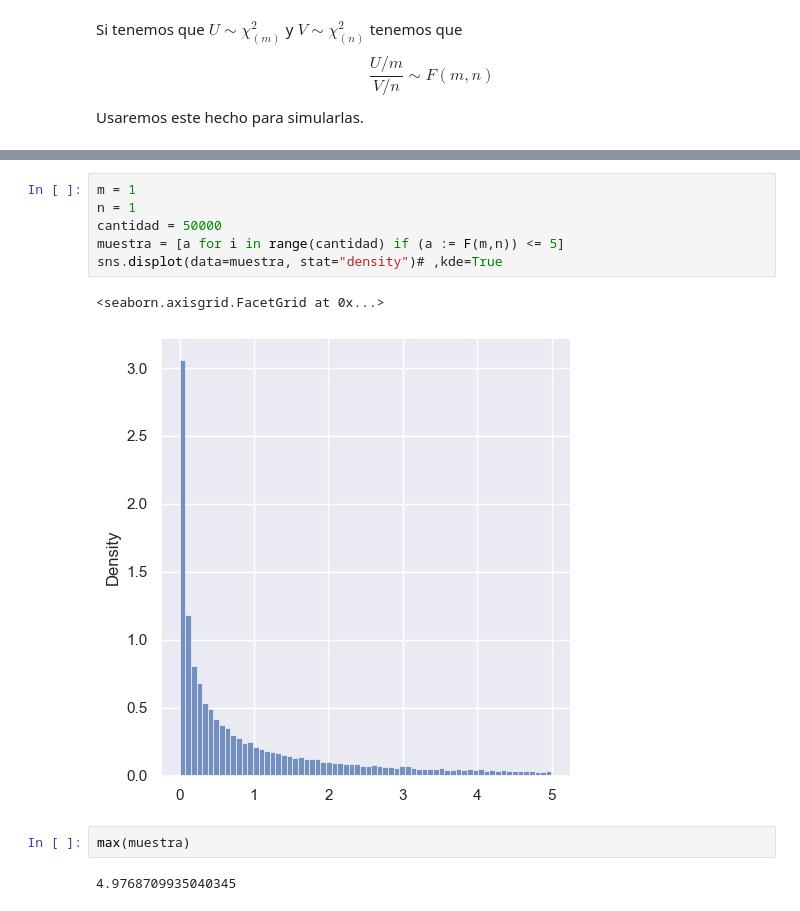
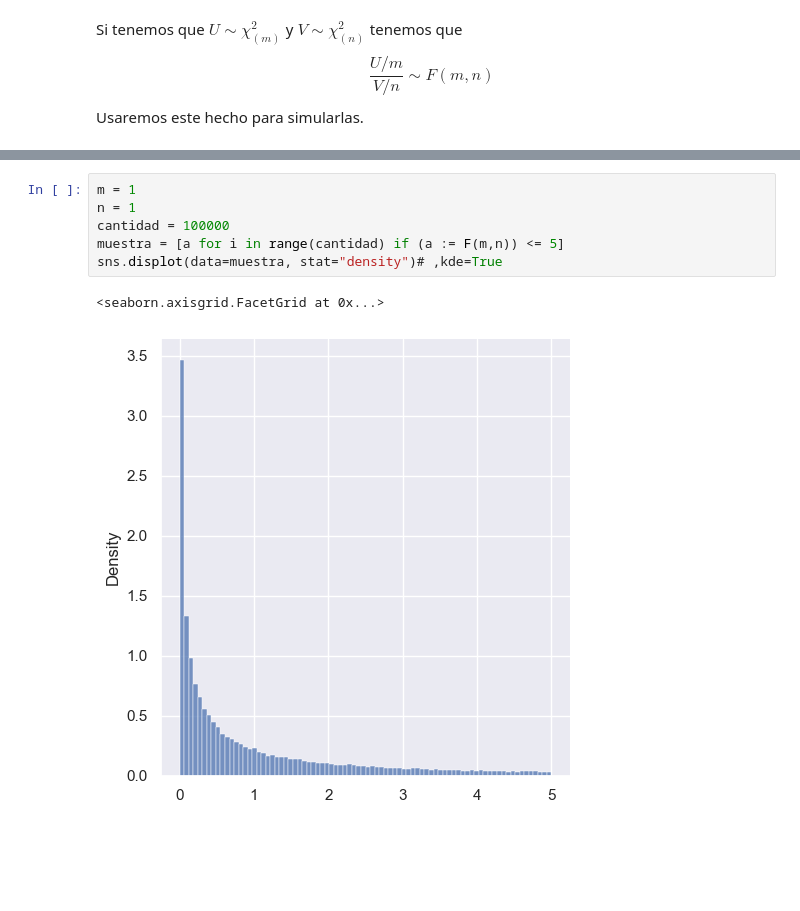
Before and after one commit to 420002464/Portafolio, a Jupyter notebook: Probabilidad y Estadistica/Estadistica/Generador F de Fisher.ipynb, the cells around one changed output, grey strips where cells are left out. Cells and saved outputs as stored; diff of their text form; blank space fills up the shorter version.

```diff
--- a/Probabilidad y Estadistica/Estadistica/Generador F de Fisher.ipynb
+++ b/Probabilidad y Estadistica/Estadistica/Generador F de Fisher.ipynb
@@ -16,13 +29,9 @@ def F(m:int,n:int) -> float:
 # %%
 m = 1
 n = 1
-cantidad = 50000
+cantidad = 100000
 muestra = [a for i in range(cantidad) if (a := F(m,n)) <= 5]
 sns.displot(data=muestra, stat="density")# ,kde=True
 # %% [output]
 <seaborn.axisgrid.FacetGrid at 0x...>
-[figure, old version]
+[figure, new version]
-# %%
-max(muestra)
-# %% [output]
-4.9768709935040345
```
Also changed, not shown: parts of 4 cells of this notebook, 2 other files.
